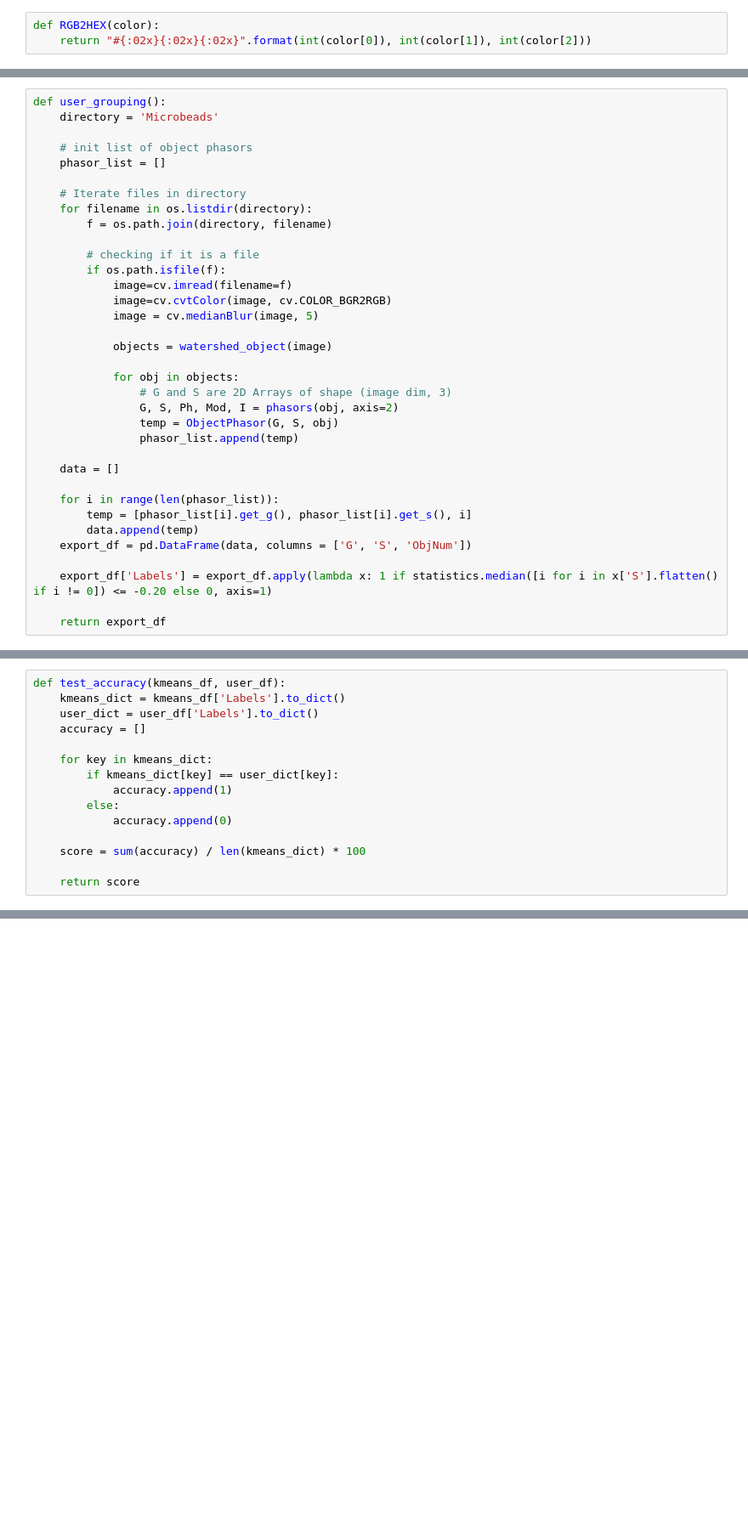
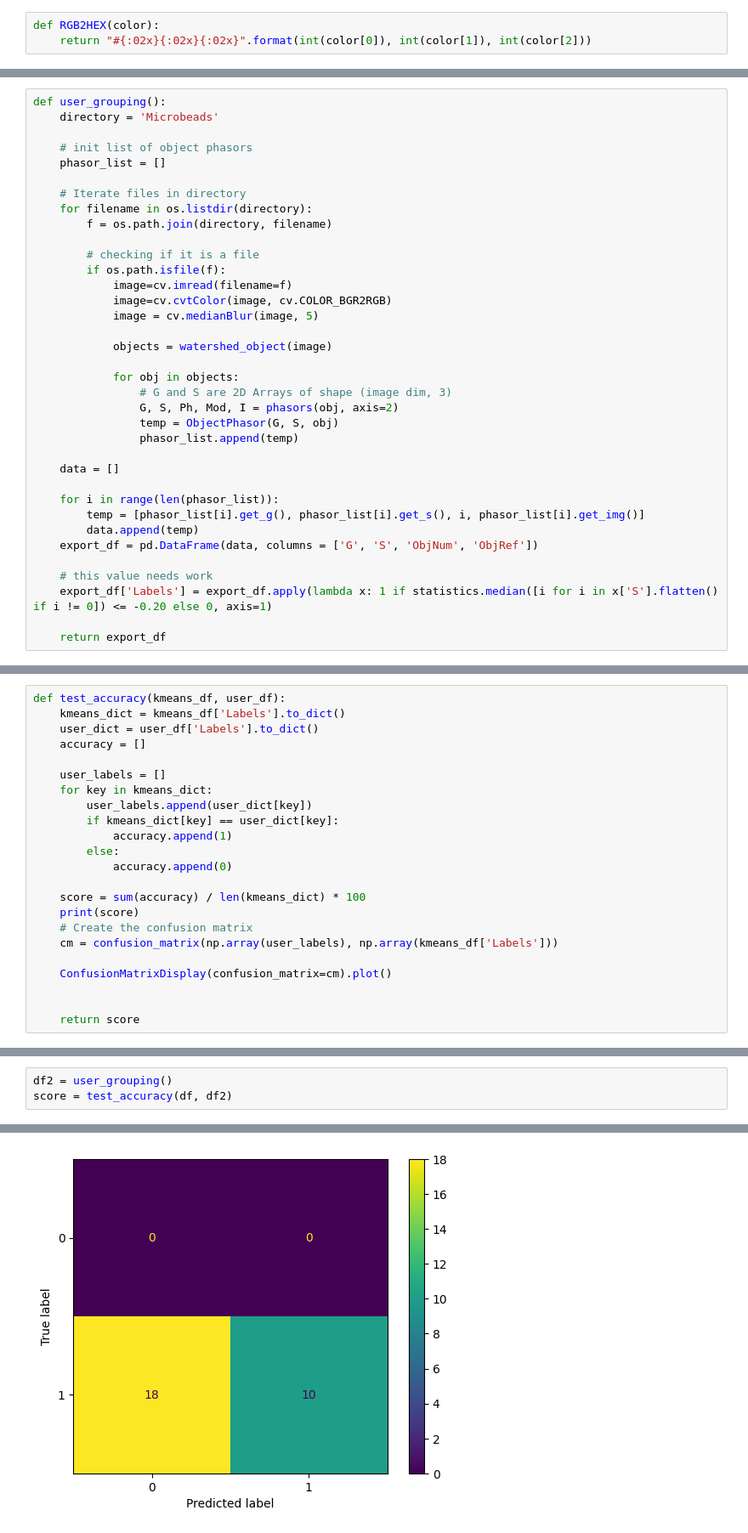
Before and after one commit to takunithecat/LuminaScope, a Jupyter notebook: PhasorAnalyzer.ipynb, the cells around one changed output, grey strips where cells are left out. Shown: that part at 85% size. Drawn from its saved outputs; the diff is of its cells as text; blank space fills up the shorter version.

```diff
--- a/PhasorAnalyzer.ipynb
+++ b/PhasorAnalyzer.ipynb
@@ -200,10 +209,11 @@ def user_grouping():
     data = []
 
     for i in range(len(phasor_list)):
-        temp = [phasor_list[i].get_g(), phasor_list[i].get_s(), i]
+        temp = [phasor_list[i].get_g(), phasor_list[i].get_s(), i, phasor_list[i].get_img()]
         data.append(temp)
-    export_df = pd.DataFrame(data, columns = ['G', 'S', 'ObjNum'])
+    export_df = pd.DataFrame(data, columns = ['G', 'S', 'ObjNum', 'ObjRef'])
 
+    # this value needs work
     export_df['Labels'] = export_df.apply(lambda x: 1 if statistics.median([i for i in x['S'].flatten() if i != 0]) <= -0.20 else 0, axis=1)
 
     return export_df
@@ -269,12 +279,20 @@ def test_accuracy(kmeans_df, user_df):
     user_dict = user_df['Labels'].to_dict()
     accuracy = []
 
+    user_labels = []
     for key in kmeans_dict:
+        user_labels.append(user_dict[key])
         if kmeans_dict[key] == user_dict[key]:
             accuracy.append(1)
         else:
             accuracy.append(0)
 
     score = sum(accuracy) / len(kmeans_dict) * 100
+    print(score)
+    # Create the confusion matrix
+    cm = confusion_matrix(np.array(user_labels), np.array(kmeans_df['Labels']))
+
+    ConfusionMatrixDisplay(confusion_matrix=cm).plot()
+
 
     return score
@@ -300,0 +359,4 @@ print(test_accuracy(df, user_df))
+# %%
+df2 = user_grouping()
+score = test_accuracy(df, df2)
+# %% [output]
@@ -300,0 +369 @@ print(test_accuracy(df, user_df))
+[figure, added]
```
Also changed, not shown: parts of 9 cells of this notebook, 8 other files.
